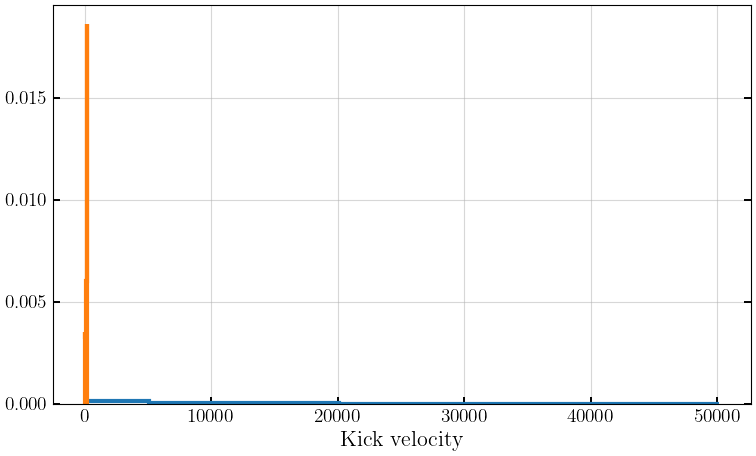
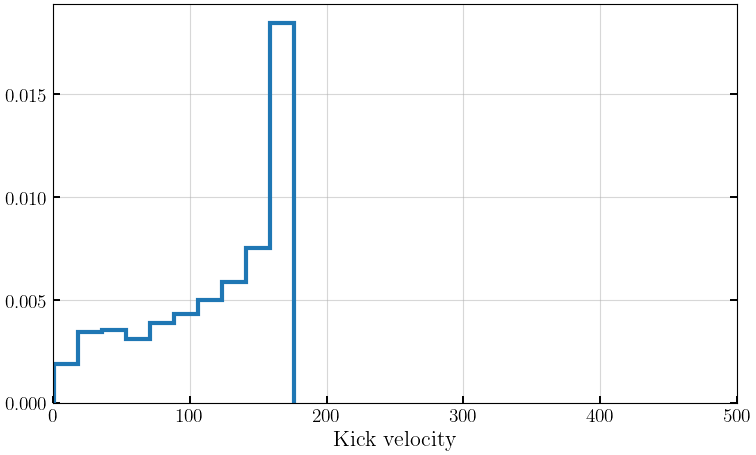
The notebook cell's code change between the first figure and the second:
--- before
+++ after
@@ -1,5 +1,6 @@
 #plt.hist(vf, density=True);
-plt.hist(vf_rit, histtype='step', lw=3, density=True);
+#plt.hist(vf_rit, histtype='step', lw=3, density=True);
 plt.hist(vf_rit_precession, histtype='step', lw=3, density=True);
+plt.xlim(0, 500)
 plt.xticks(fontsize=14)
 plt.yticks(fontsize=14)

Commit: modify notebook slightly